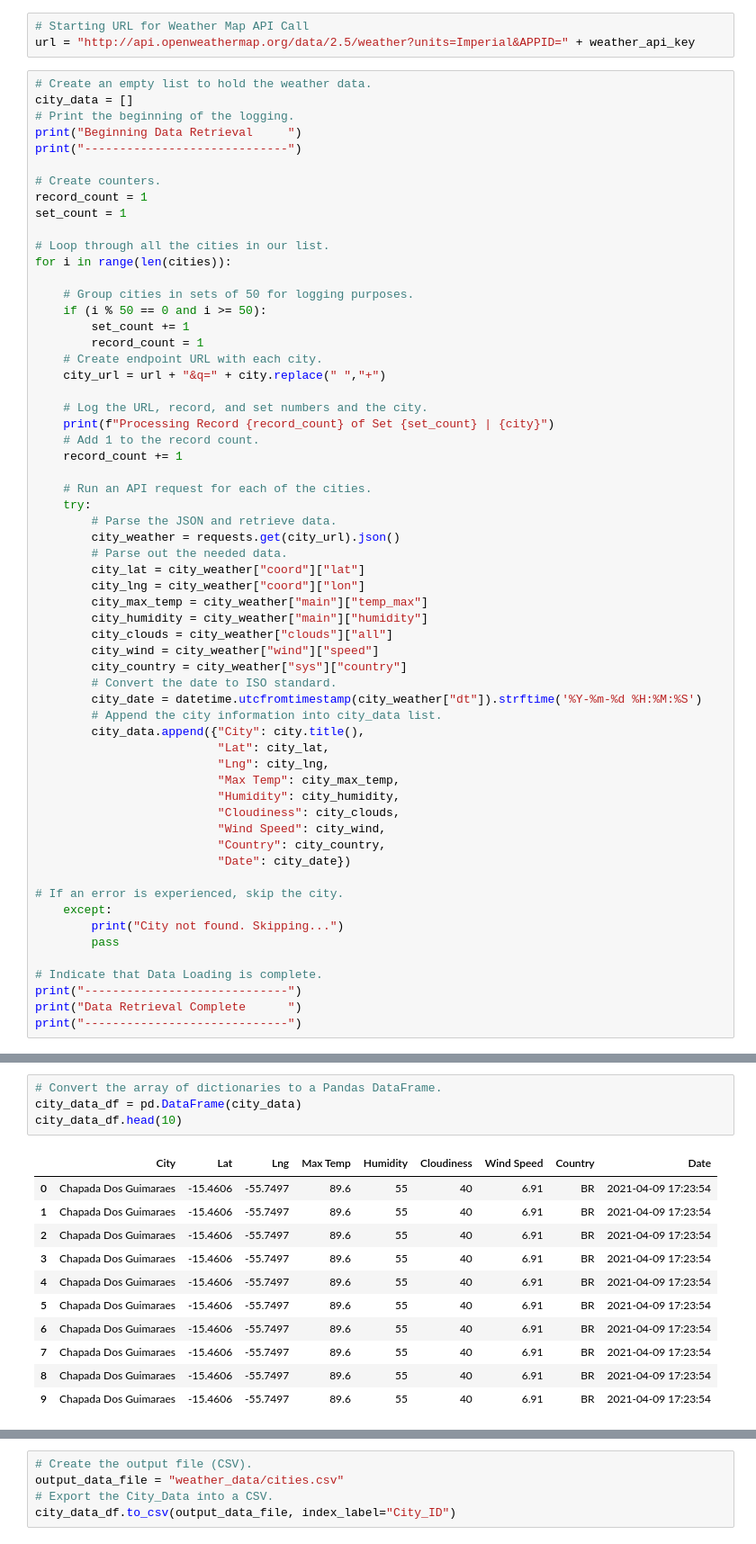
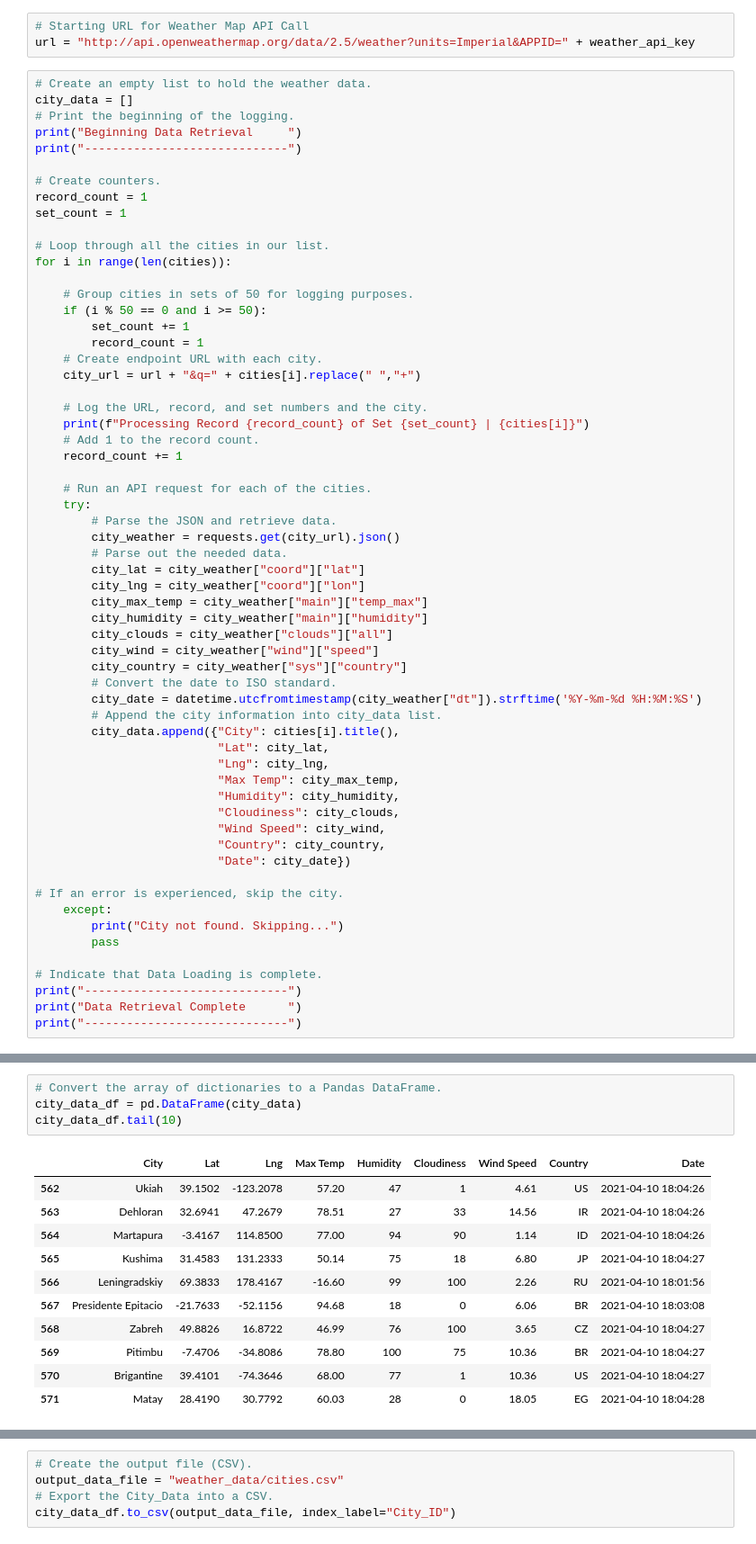
Before and after one commit to MairManson/World_Weather_Analysis, a Jupyter notebook: WeatherPy.ipynb, the cells around one changed output, grey strips where cells are left out. Shown at 90% size. Saved outputs shown, nothing was run; the diff lists cells and outputs as text.

```diff
--- a/WeatherPy.ipynb
+++ b/WeatherPy.ipynb
@@ -83,10 +83,10 @@ for i in range(len(cities)):
         set_count += 1
         record_count = 1
     # Create endpoint URL with each city.
-    city_url = url + "&q=" + city.replace(" ","+")
+    city_url = url + "&q=" + cities[i].replace(" ","+")
 
     # Log the URL, record, and set numbers and the city.
-    print(f"Processing Record {record_count} of Set {set_count} | {city}")
+    print(f"Processing Record {record_count} of Set {set_count} | {cities[i]}")
     # Add 1 to the record count.
     record_count += 1
 
@@ -105,7 +105,7 @@ for i in range(len(cities)):
         # Convert the date to ISO standard.
         city_date = datetime.utcfromtimestamp(city_weather["dt"]).strftime('%Y-%m-%d %H:%M:%S')
         # Append the city information into city_data list.
-        city_data.append({"City": city.title(),
+        city_data.append({"City": cities[i].title(),
                           "Lat": city_lat,
                           "Lng": city_lng,
                           "Max Temp": city_max_temp,
@@ -149,19 +169,19 @@ len(city_data)
 # %%
 # Convert the array of dictionaries to a Pandas DataFrame.
 city_data_df = pd.DataFrame(city_data)
-city_data_df.head(10)
+city_data_df.tail(10)
 # %% [output]
 |  | City | Lat | Lng | Max Temp | Humidity | Cloudiness | Wind Speed | Country | Date |
-| 0 | Chapada Dos Guimaraes | -15.4606 | -55.7497 | 89.6 | 55 | 40 | 6.91 | BR | 2021-04-09 17:23:54 |
-| 1 | Chapada Dos Guimaraes | -15.4606 | -55.7497 | 89.6 | 55 | 40 | 6.91 | BR | 2021-04-09 17:23:54 |
-| 2 | Chapada Dos Guimaraes | -15.4606 | -55.7497 | 89.6 | 55 | 40 | 6.91 | BR | 2021-04-09 17:23:54 |
-| 3 | Chapada Dos Guimaraes | -15.4606 | -55.7497 | 89.6 | 55 | 40 | 6.91 | BR | 2021-04-09 17:23:54 |
-| 4 | Chapada Dos Guimaraes | -15.4606 | -55.7497 | 89.6 | 55 | 40 | 6.91 | BR | 2021-04-09 17:23:54 |
-| 5 | Chapada Dos Guimaraes | -15.4606 | -55.7497 | 89.6 | 55 | 40 | 6.91 | BR | 2021-04-09 17:23:54 |
-| 6 | Chapada Dos Guimaraes | -15.4606 | -55.7497 | 89.6 | 55 | 40 | 6.91 | BR | 2021-04-09 17:23:54 |
-| 7 | Chapada Dos Guimaraes | -15.4606 | -55.7497 | 89.6 | 55 | 40 | 6.91 | BR | 2021-04-09 17:23:54 |
-| 8 | Chapada Dos Guimaraes | -15.4606 | -55.7497 | 89.6 | 55 | 40 | 6.91 | BR | 2021-04-09 17:23:54 |
-| 9 | Chapada Dos Guimaraes | -15.4606 | -55.7497 | 89.6 | 55 | 40 | 6.91 | BR | 2021-04-09 17:23:54 |
+| 562 | Ukiah | 39.1502 | -123.2078 | 57.20 | 47 | 1 | 4.61 | US | 2021-04-10 18:04:26 |
+| 563 | Dehloran | 32.6941 | 47.2679 | 78.51 | 27 | 33 | 14.56 | IR | 2021-04-10 18:04:26 |
+| 564 | Martapura | -3.4167 | 114.8500 | 77.00 | 94 | 90 | 1.14 | ID | 2021-04-10 18:04:26 |
+| 565 | Kushima | 31.4583 | 131.2333 | 50.14 | 75 | 18 | 6.80 | JP | 2021-04-10 18:04:27 |
+| 566 | Leningradskiy | 69.3833 | 178.4167 | -16.60 | 99 | 100 | 2.26 | RU | 2021-04-10 18:01:56 |
+| 567 | Presidente Epitacio | -21.7633 | -52.1156 | 94.68 | 18 | 0 | 6.06 | BR | 2021-04-10 18:03:08 |
+| 568 | Zabreh | 49.8826 | 16.8722 | 46.99 | 76 | 100 | 3.65 | CZ | 2021-04-10 18:04:27 |
+| 569 | Pitimbu | -7.4706 | -34.8086 | 78.80 | 100 | 75 | 10.36 | BR | 2021-04-10 18:04:27 |
+| 570 | Brigantine | 39.4101 | -74.3646 | 68.00 | 77 | 1 | 10.36 | US | 2021-04-10 18:04:27 |
+| 571 | Matay | 28.4190 | 30.7792 | 60.03 | 28 | 0 | 18.05 | EG | 2021-04-10 18:04:28 |
 # %%
 new_column_order = ["City", "Country", "Date", "Lat", "Lng", "Max Temp", "Humidity", "Cloudiness", "Wind Speed"]
 city_data_df=city_data_df[new_column_order]
```
Also changed, not shown: parts of 6 cells of this notebook, 1 other file.
